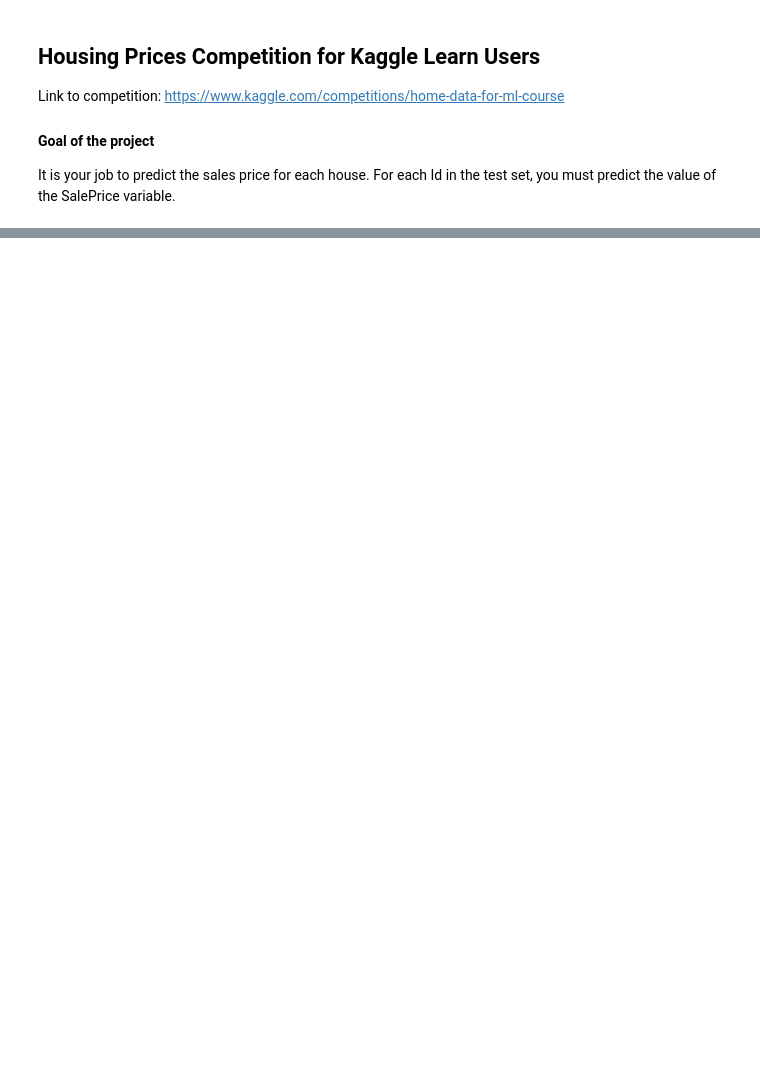
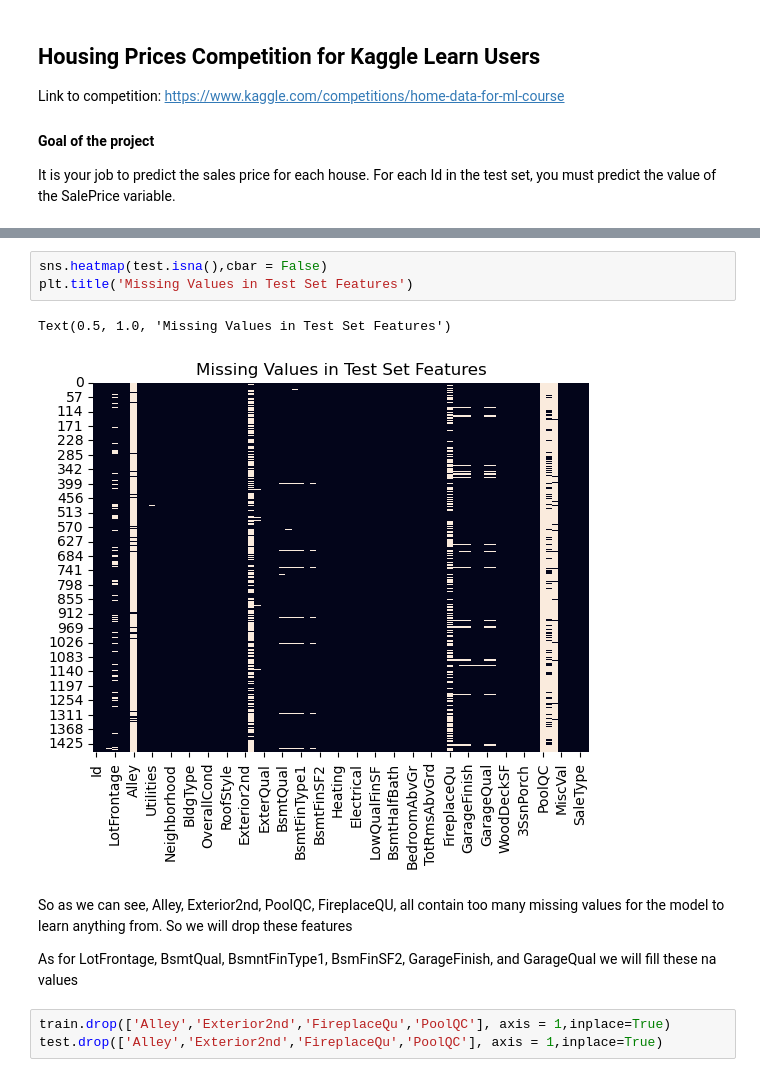
Before and after one commit to RahfayS/Housing_prices_kaggle_competiton, a Jupyter notebook: Housing_prices_final.ipynb, the cells around one changed output, grey strips where cells are left out. Cells and saved outputs as stored; diff of their text form; blank space fills up the shorter version.

```diff
--- a/Housing_prices_final.ipynb
+++ b/Housing_prices_final.ipynb
@@ -32,0 +156,13 @@ error: failed to push some refs to 'https://github.com/RahfayS/Housing_prices_ka
+# %%
+sns.heatmap(test.isna(),cbar = False)
+plt.title('Missing Values in Test Set Features')
+# %% [output]
+Text(0.5, 1.0, 'Missing Values in Test Set Features')
+[figure, added]
+# %% [markdown]
+So as we can see, Alley, Exterior2nd, PoolQC, FireplaceQU, all contain too many missing values for the model to learn anything from. So we will drop these features
+
+As for LotFrontage, BsmtQual, BsmntFinType1, BsmFinSF2, GarageFinish, and GarageQual we will fill these na values
+# %%
+train.drop(['Alley','Exterior2nd','FireplaceQu','PoolQC'], axis = 1,inplace=True)
+test.drop(['Alley','Exterior2nd','FireplaceQu','PoolQC'], axis = 1,inplace=True)
```
Also changed, not shown: parts of 29 cells of this notebook.
